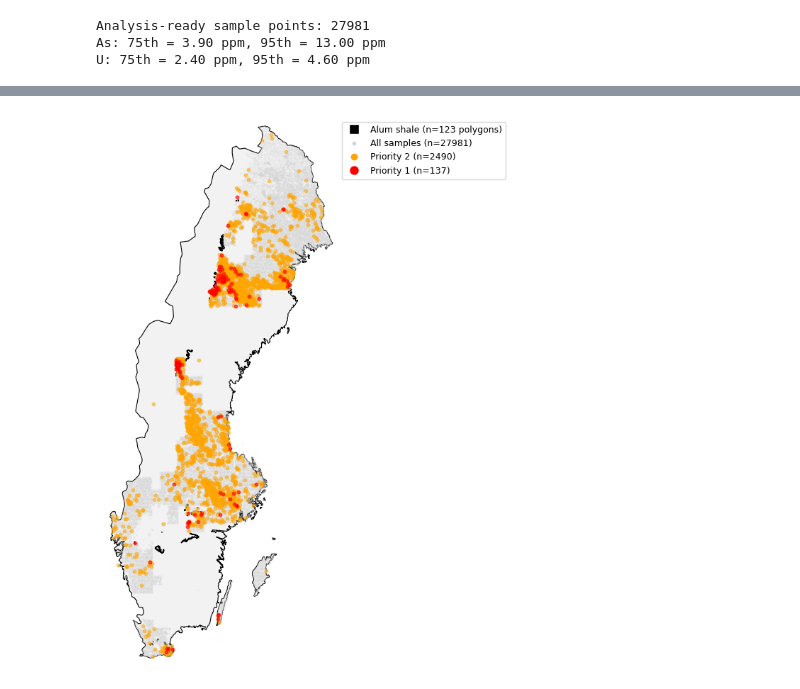
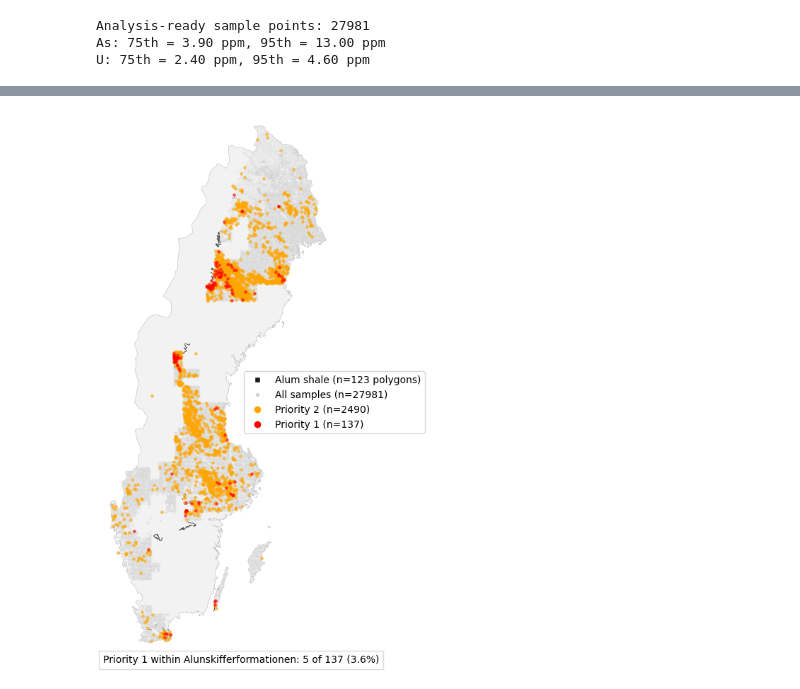
Before and after one commit to M-Tuy/GeoChem-DataLab, a Jupyter notebook: notebooks/As and U combined.ipynb, the cells around one changed output, grey strips where cells are left out. Cells and saved outputs as stored; diff of their text form; code cells hidden in the pictures.

```diff
--- a/notebooks/As and U combined.ipynb
+++ b/notebooks/As and U combined.ipynb
@@ -135,44 +132,66 @@ Priority 2     2490
 Priority 1      137
 Name: count, dtype: int64
 # %%
-# Overlay: alum shale in strong, bold black
+# Alum Shale + Priority 1/2
+#---------------------
+world = gpd.read_file(
+    r"C:/Projects/GeoChem-DataLab/raw_data/ne_110m_admin_0_countries/ne_10m_admin_0_countries.shp"
+)
+sweden = world[world["ADMIN"] == "Sweden"].to_crs("EPSG:3006")
+
+bedrock_path = r"C:/Projects/GeoChem-DataLab/raw_data/berggrund50k-250k/berggrund50k_250k.gpkg"
+bedrock = gpd.read_file(bedrock_path, layer="geologisk_enhet_yta", use_arrow=True)
+alum_shale = bedrock[
+    bedrock["lito_n_tx"].astype(str).str.contains("Alunskifferformationen", case=False, na=False)
+].to_crs("EPSG:3006")
+
 fig, ax = plt.subplots(figsize=(6, 8))
-sweden.plot(ax=ax, edgecolor="black", facecolor="#f2f2f2", linewidth=0.8)
-
-# Alum shale: solid black fill + bold outline, drawn BEFORE sample points
-alum_shale.plot(ax=ax, color="black", alpha=1.0, edgecolor="black", linewidth=1.2)
-
+sweden.plot(ax=ax, edgecolor="grey", facecolor="#f2f2f2", linewidth=0.2)
+alum_shale.plot(ax=ax, color="#1A1A1A", alpha=0.6, edgecolor="black", linewidth=0.4)
 df_markgeodata.plot(ax=ax, color="lightgrey", markersize=0.5, alpha=0.25)
-priority2.plot(ax=ax, color="orange", markersize=10, alpha=0.5)
-priority1.plot(ax=ax, color="red", markersize=10, alpha=0.6)
+priority2.plot(ax=ax, color="orange", markersize=6, alpha=0.5)
+priority1.plot(ax=ax, color="red", markersize=6, alpha=0.5)
 
 minx, miny, maxx, maxy = sweden.total_bounds
 pad = 20000
 ax.set_xlim(minx - pad, maxx + pad)
 ax.set_ylim(miny - pad, maxy + pad)
 
 legend_elements = [
     mlines.Line2D([0], [0], marker="s", color="w",
                   label=f"Alum shale (n={len(alum_shale)} polygons)",
-                  markerfacecolor="black", markersize=10),
+                  markerfacecolor="#1A1A1A", markersize=6),
     mlines.Line2D([0], [0], marker="o", color="w",
                   label=f"All samples (n={len(df_markgeodata)})",
                   markerfacecolor="lightgrey", markersize=5),
     mlines.Line2D([0], [0], marker="o", color="w",
                   label=f"Priority 2 (n={len(priority2)})",
                   markerfacecolor="orange", markersize=8),
     mlines.Line2D([0], [0], marker="o", color="w",
                   label=f"Priority 1 (n={len(priority1)})",
-                  markerfacecolor="red", markersize=10)
+                  markerfacecolor="red", markersize=8)
 ]
-ax.legend(handles=legend_elements, loc="upper left", bbox_to_anchor=(1.0, 1.0),
-          borderaxespad=0.3, fontsize=9, frameon=True)
+ax.legend(handles=legend_elements, loc="upper left", bbox_to_anchor=(0.6, 0.53),
+          borderaxespad=0.3, fontsize=10, frameon=True)
 ax.set_axis_off()
+
+priority1_on_shale = gpd.sjoin(priority1, alum_shale, how="inner", predicate="within")
+pct_overlap = len(priority1_on_shale) / len(priority1) * 100 if len(priority1) > 0 else 0
+
+ax.text(
+    0.0, -0.01,
+    f"Priority 1 within Alunskifferformationen: {len(priority1_on_shale)} of {len(priority1)} ({pct_overlap:.1f}%)",
+    transform=ax.transAxes,
+    fontsize=10,
+    va="top",
+    ha="left",
+    bbox=dict(facecolor="white", alpha=0.8, edgecolor="lightgrey")
+)
 plt.tight_layout()
 fig.savefig(
     r"C:/Projects/GeoChem-DataLab/results/alum_shale_priority_overlay.png",
     dpi=300, bbox_inches="tight"
 )
 plt.show()
 # %% [output]
-[figure, old version]
+[figure, new version]
```
Also changed, not shown: parts of 1 cell of this notebook, 8 other files.
